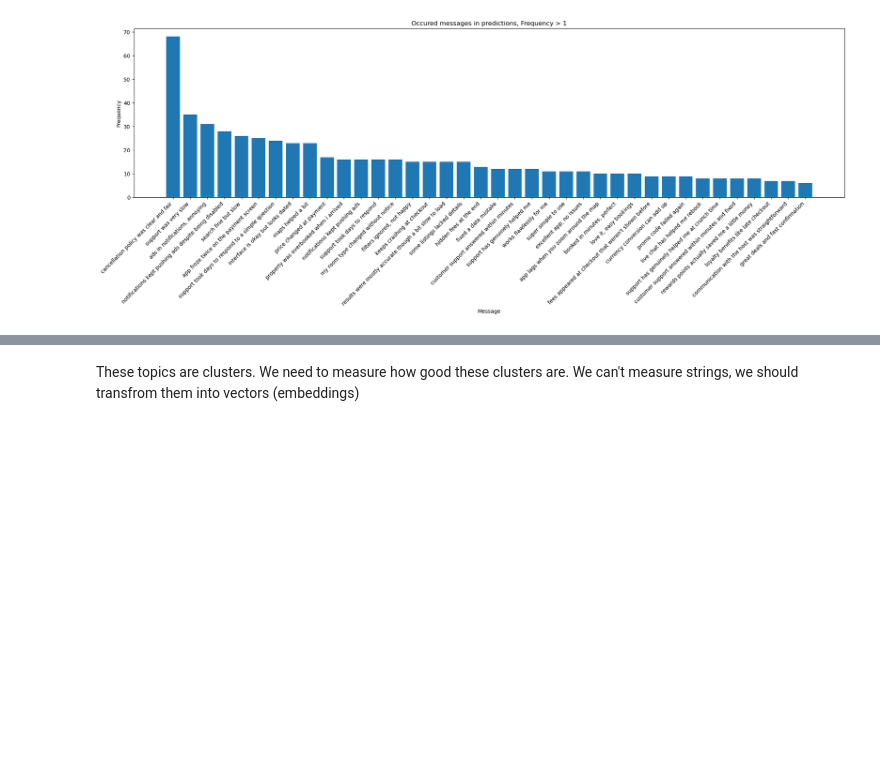
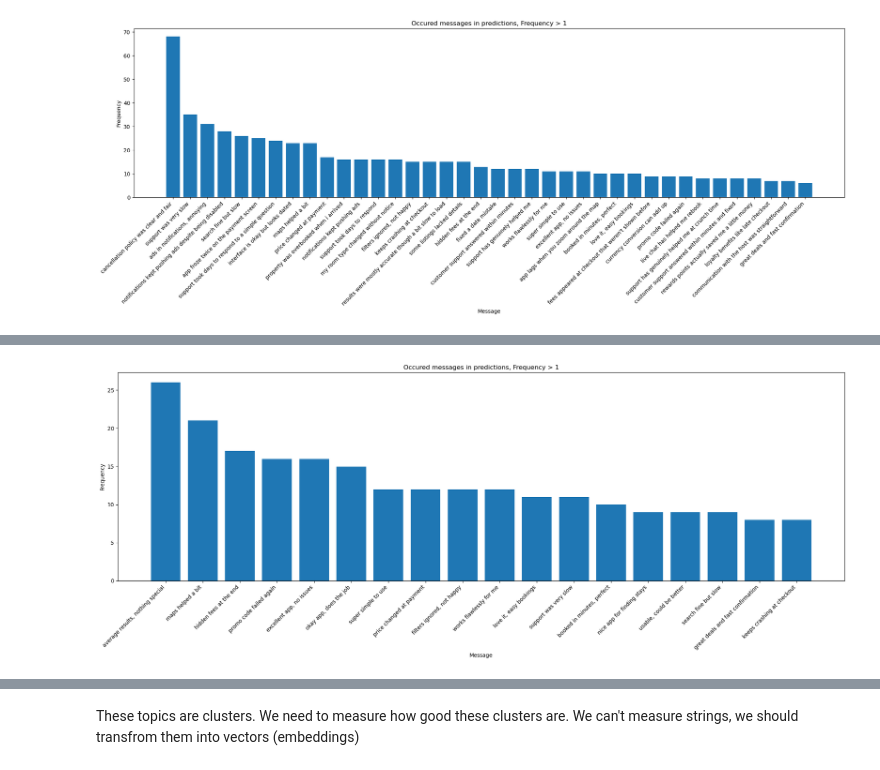
Before and after one commit to Tsukimy/text_sentiment, a Jupyter notebook: topic_sentiment_test_assignment.ipynb, the cells around one changed output, grey strips where cells are left out. Saved outputs shown, nothing was run; the diff lists cells and outputs as text; code cells hidden in the pictures; blank space fills up the shorter version.

```diff
--- a/topic_sentiment_test_assignment.ipynb
+++ b/topic_sentiment_test_assignment.ipynb
@@ -201,0 +275,16 @@ plt.show()
+# %%
+gt_uniq = gt_df['message_text'].value_counts()
+# %%
+gt_f = gt_uniq[gt_uniq > 5]
+
+# Create the bar plot
+plt.figure(figsize=(20, 8))
+plt.bar(gt_f.index.astype(str), gt_f.values)
+plt.xlabel('Message')
+plt.ylabel('Frequency')
+plt.title('Occured messages in predictions, Frequency > 1')
+plt.xticks(rotation=45, ha='right')  # Rotate x-axis labels for better readability
+plt.tight_layout() # Adjust layout to prevent labels from overlapping
+plt.show()
+# %% [output]
+[figure, added]
```
Also changed, not shown: parts of 78 cells of this notebook.
